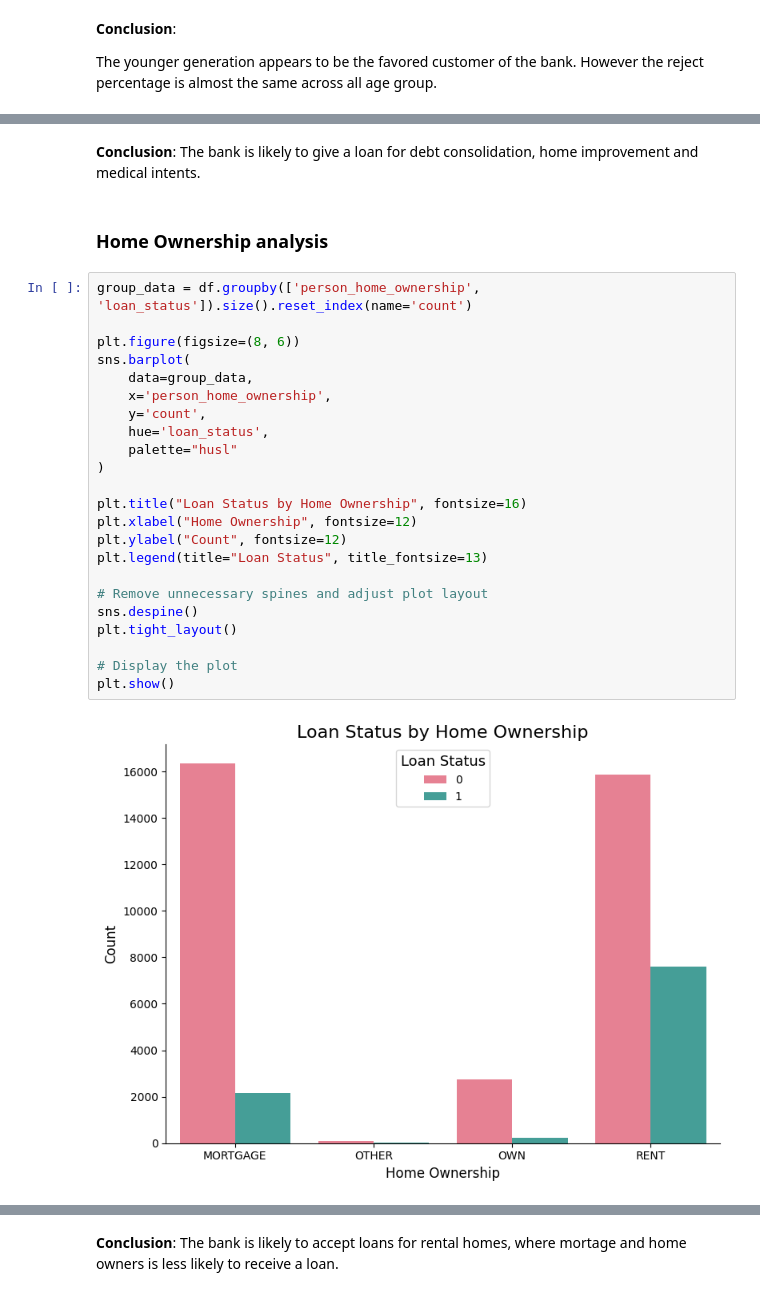
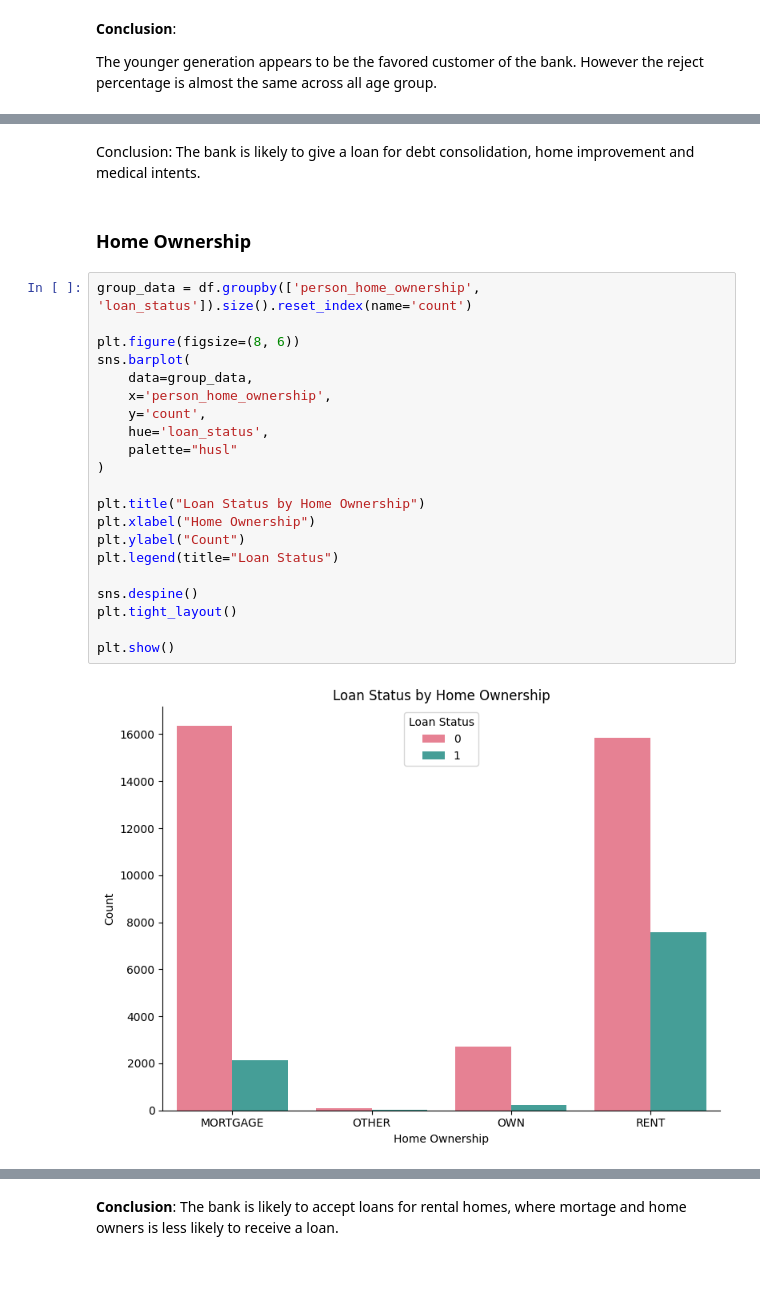
Before and after one commit to perryfalcon0410/Loan-Approval-Analysis, a Jupyter notebook: Loan_approval_analysis.ipynb, the cells around one changed output, grey strips where cells are left out. Saved outputs shown, nothing was run; the diff lists cells and outputs as text.

```diff
--- a/Loan_approval_analysis.ipynb
+++ b/Loan_approval_analysis.ipynb
@@ -375,32 +352,30 @@ plt.show()
 # %% [markdown]
-**Conclusion**: The bank is likely to give a loan for debt consolidation, home improvement and medical intents.
+Conclusion: The bank is likely to give a loan for debt consolidation, home improvement and medical intents.
 # %% [markdown]
-### Home Ownership analysis
+### Home Ownership
 # %%
 group_data = df.groupby(['person_home_ownership', 'loan_status']).size().reset_index(name='count')
 
 plt.figure(figsize=(8, 6))
 sns.barplot(
     data=group_data,
     x='person_home_ownership',
     y='count',
     hue='loan_status',
     palette="husl"
 )
 
-plt.title("Loan Status by Home Ownership", fontsize=16)
-plt.xlabel("Home Ownership", fontsize=12)
-plt.ylabel("Count", fontsize=12)
-plt.legend(title="Loan Status", title_fontsize=13)
+plt.title("Loan Status by Home Ownership")
+plt.xlabel("Home Ownership")
+plt.ylabel("Count")
+plt.legend(title="Loan Status")
 
-# Remove unnecessary spines and adjust plot layout
 sns.despine()
 plt.tight_layout()
 
-# Display the plot
 plt.show()
 # %% [output]
-[figure, old version]
+[figure, new version]
 # %%
 home_ownership_approval = df.groupby('person_home_ownership')['loan_status'].value_counts(normalize=True).mul(100).rename('percent').reset_index()
 home_ownership_approval = home_ownership_approval[home_ownership_approval['loan_status'] == 1]
```
Also changed, not shown: parts of 24 cells of this notebook.
